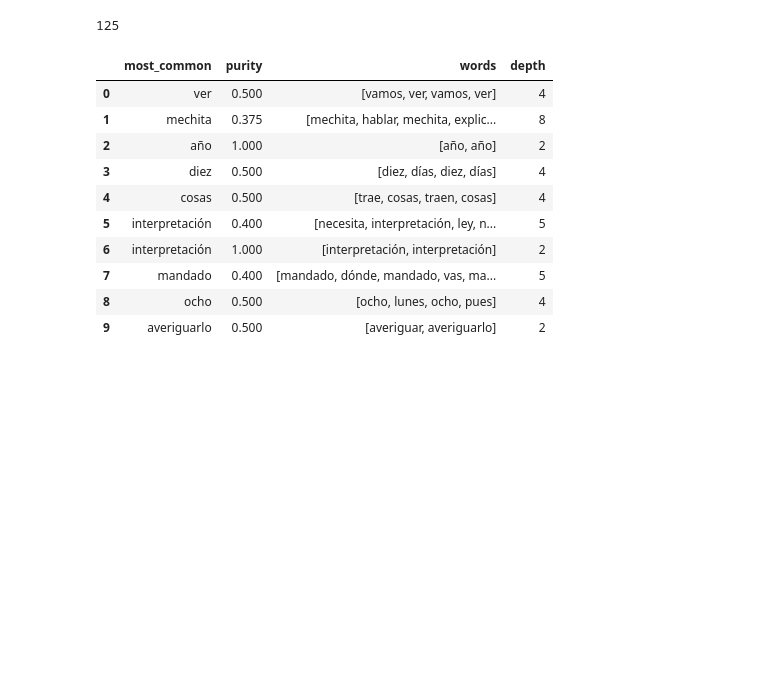
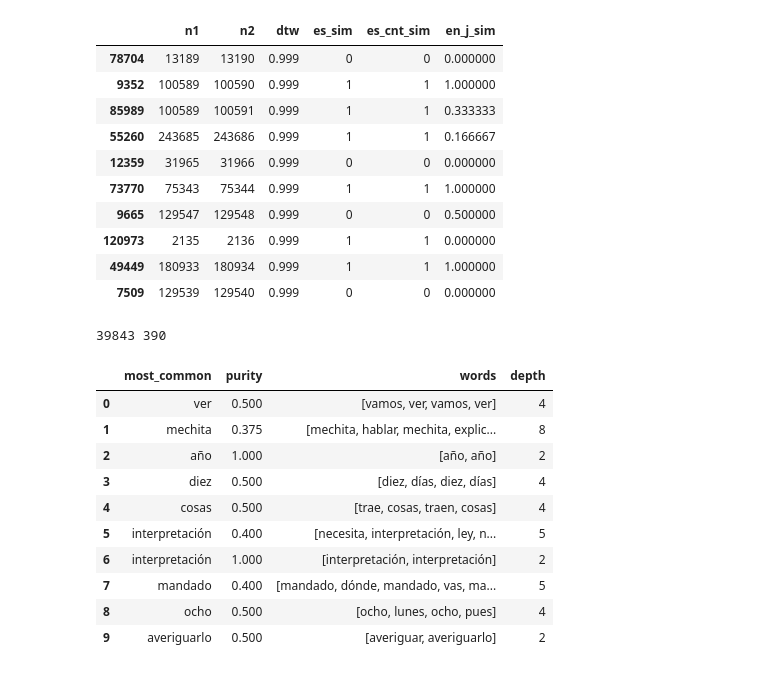
Before and after one commit to 0xSameer/speech_patterns, a Jupyter notebook: visualize_utd.ipynb, the cells around one changed output. Drawn from its saved outputs; the diff is of its cells as text; code cells hidden in the pictures; blank space fills up the shorter version.

```diff
--- a/visualize_utd.ipynb
+++ b/visualize_utd.ipynb
@@ -59,10 +222,24 @@ eval_df = pd.DataFrame(eval_dict, columns=Eval._fields)
 clusters_df = pd.DataFrame(clusters_stats)
 del clusters_df['avg_purity']
 clusters_df['depth'] = clusters_df.apply(lambda row: len(row['words']), axis=1)
+# %%
+(eval_df.sort_values('dtw', ascending=False, inplace=False)).head(10)
+# %% [output]
+|  | n1 | n2 | dtw | es_sim | es_cnt_sim | en_j_sim |
+| 78704 | 13189 | 13190 | 0.999 | 0 | 0 | 0.000000 |
+| 9352 | 100589 | 100590 | 0.999 | 1 | 1 | 1.000000 |
+| 85989 | 100589 | 100591 | 0.999 | 1 | 1 | 0.333333 |
+| 55260 | 243685 | 243686 | 0.999 | 1 | 1 | 0.166667 |
+| 12359 | 31965 | 31966 | 0.999 | 0 | 0 | 0.000000 |
+| 73770 | 75343 | 75344 | 0.999 | 1 | 1 | 1.000000 |
+| 9665 | 129547 | 129548 | 0.999 | 0 | 0 | 0.500000 |
+| 120973 | 2135 | 2136 | 0.999 | 1 | 1 | 0.000000 |
+| 49449 | 180933 | 180934 | 0.999 | 1 | 1 | 1.000000 |
+| 7509 | 129539 | 129540 | 0.999 | 0 | 0 | 0.000000 |
 # %%
-print(len(clusters_df[clusters_df['depth'] == 0]))
+print(len(clusters_df), len(clusters_df[clusters_df['depth'] == 0]))
 # %% [output]
-125
+39843 390
 # %%
 clusters_df.head(10)
 # %% [output]
```
Also changed, not shown: parts of 10 cells of this notebook, 5 other files.
